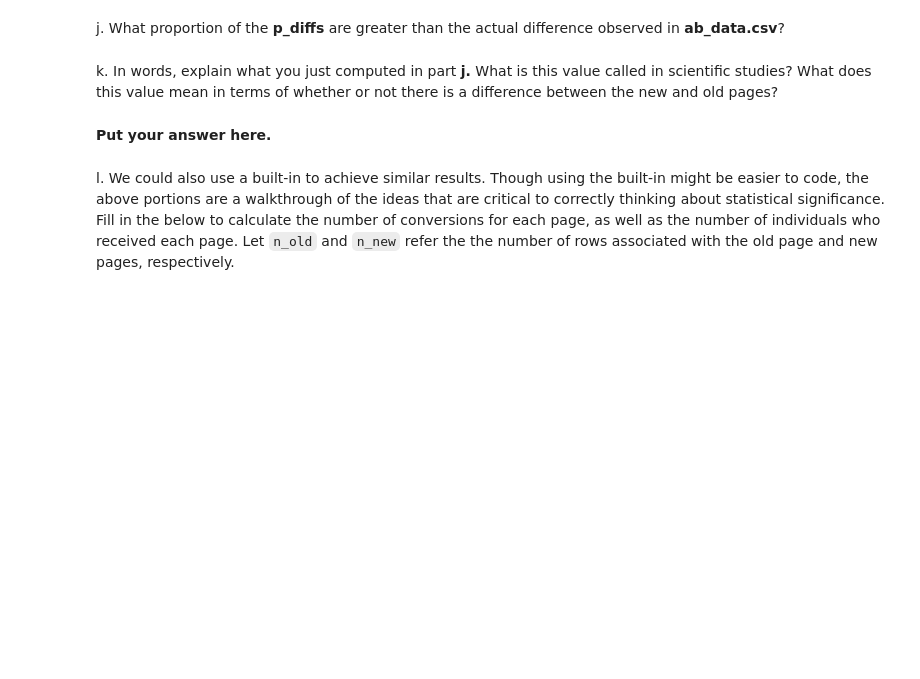
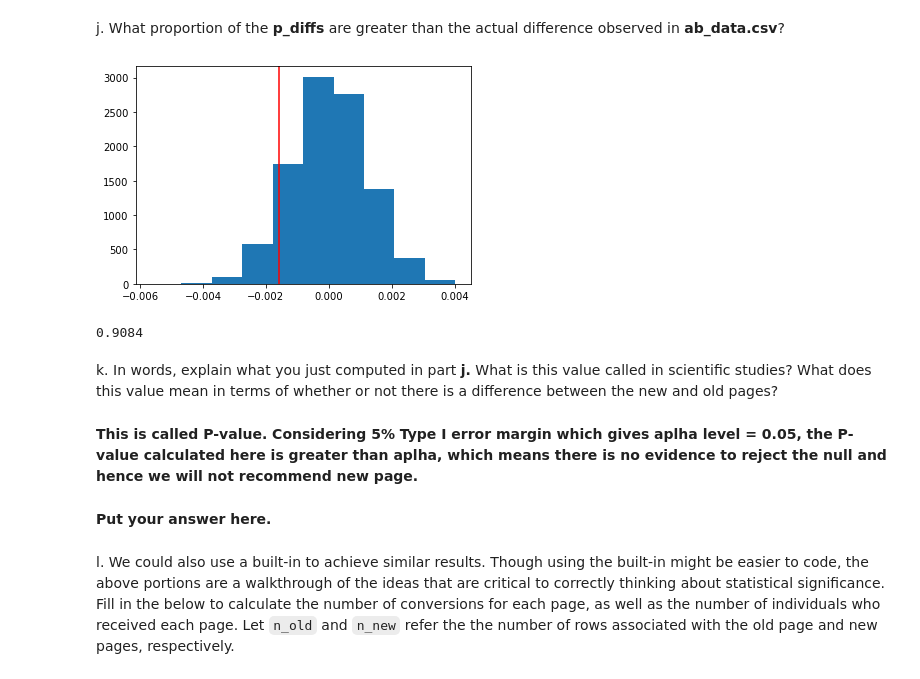
Before and after one commit to Pranav1988/Data-Analyst, a Jupyter notebook: Analyze_ab_test_results_notebook.ipynb, the cells around one changed output. Saved outputs shown, nothing was run; the diff lists cells and outputs as text; code cells hidden in the pictures; blank space fills up the shorter version.

```diff
--- a/Analyze_ab_test_results_notebook.ipynb
+++ b/Analyze_ab_test_results_notebook.ipynb
@@ -311,7 +338,23 @@ i. Plot a histogram of the **p_diffs**.  Does this plot look like what you expec
 # %% [markdown]
 j. What proportion of the **p_diffs** are greater than the actual difference observed in **ab_data.csv**?
+# %%
+Observed_old = df2.query('group == "control"').converted.mean()
+Observed_new = df2.query('group == "treatment"').converted.mean()
+Observed_diff = Observed_new - Observed_old
+
+plt.hist(np.array(p_diffs));
+plt.axvline(Observed_diff , color = 'red');
+# %% [output]
+[figure, added]
+# %%
+(np.array(p_diffs) > Observed_diff).mean()
+# %% [output]
+0.9084
 # %% [markdown]
 k. In words, explain what you just computed in part **j.**  What is this value called in scientific studies?  What does this value mean in terms of whether or not there is a difference between the new and old pages?
+# %% [markdown]
+**This is called P-value. Considering 5% Type I error margin which gives aplha level = 0.05, the P-value calculated here is greater
+than aplha, which means there is no evidence to reject the null and hence we will not recommend new page.**
 # %% [markdown]
 **Put your answer here.**
 # %% [markdown]
```
Also changed, not shown: parts of 12 cells of this notebook.
